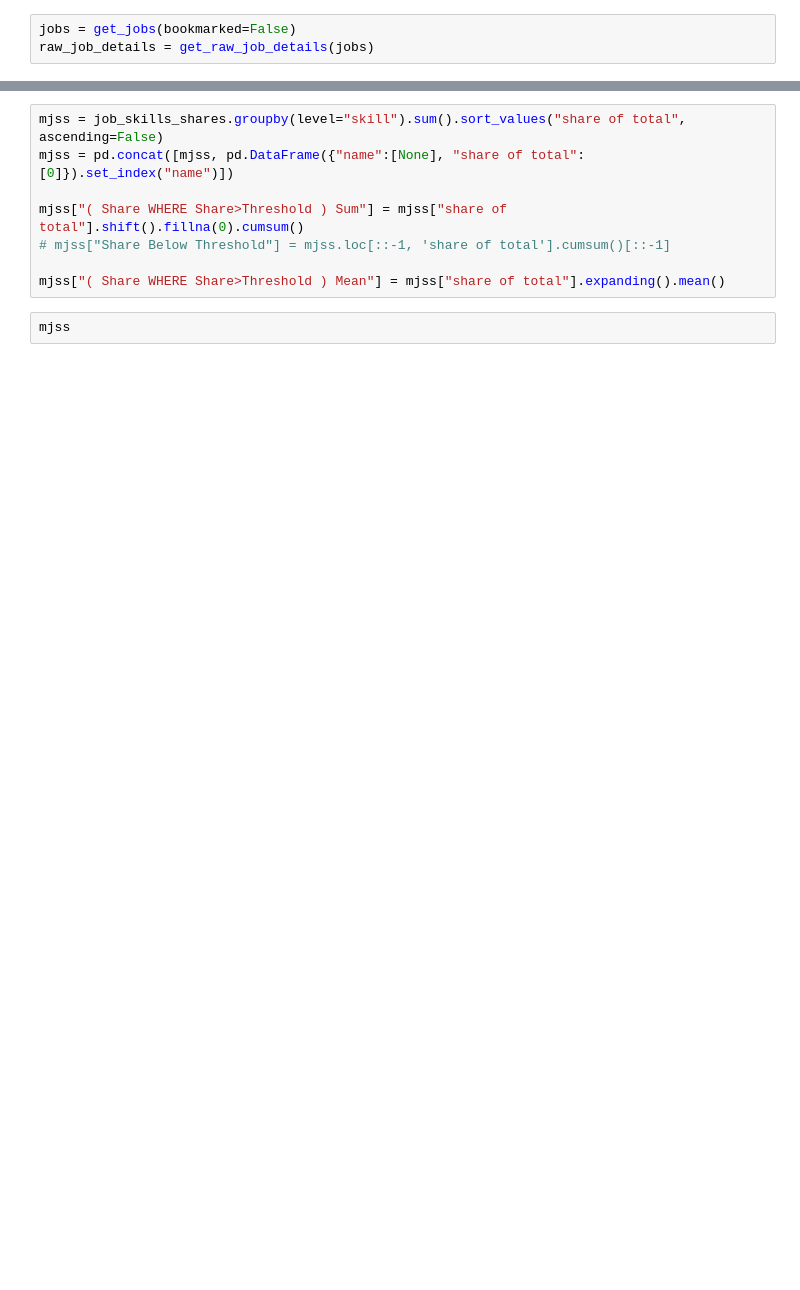
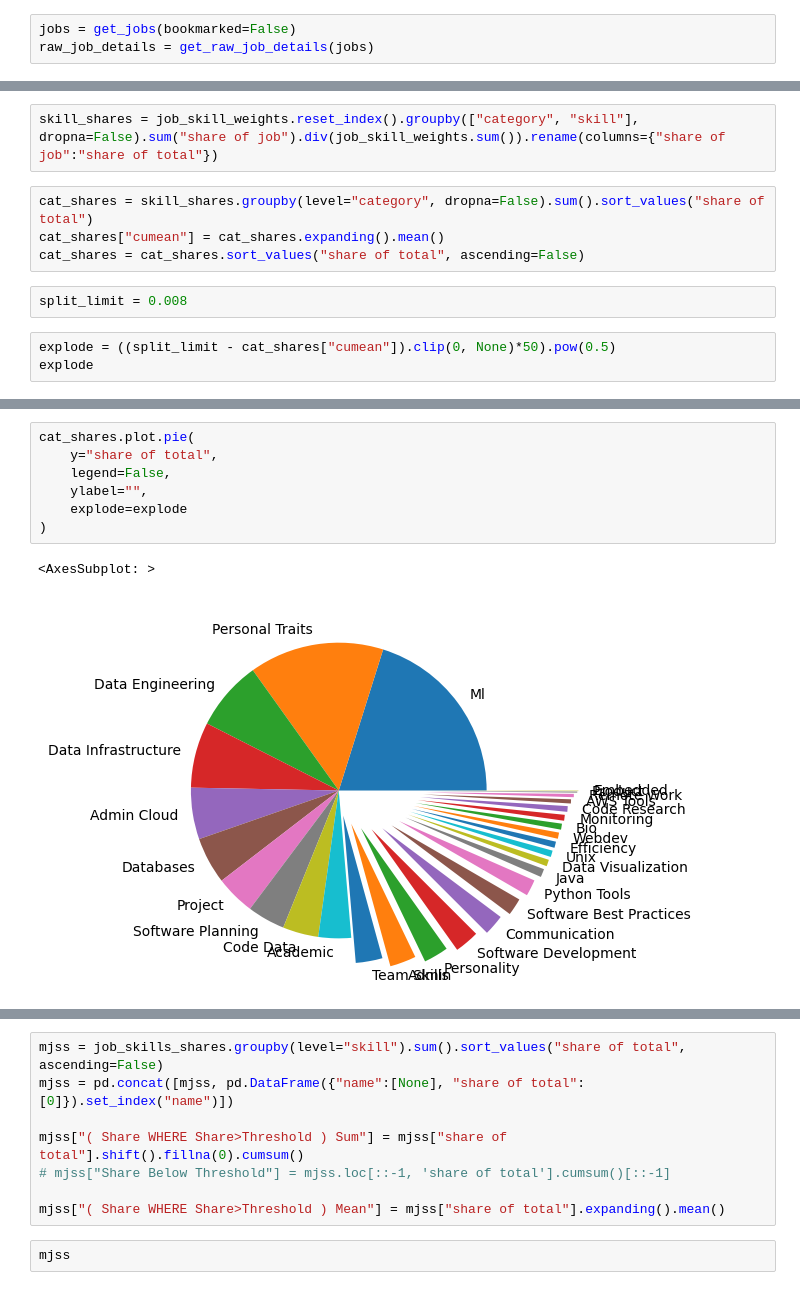
Before and after one commit to FractalMachinist/FractalMachinist.github.io, a Jupyter notebook: investigate_skill_density.ipynb, the cells around one changed output, grey strips where cells are left out. Cells and saved outputs as stored; diff of their text form; blank space fills up the shorter version.

```diff
--- a/investigate_skill_density.ipynb
+++ b/investigate_skill_density.ipynb
@@ -15,0 +13,11 @@ job_skills_shares = (job_skills_data / job_skills_data.sum()).rename(columns={"c
+# %%
+skill_shares = job_skill_weights.reset_index().groupby(["category", "skill"], dropna=False).sum("share of job").div(job_skill_weights.sum()).rename(columns={"share of job":"share of total"})
+# %%
+cat_shares = skill_shares.groupby(level="category", dropna=False).sum().sort_values("share of total")
+cat_shares["cumean"] = cat_shares.expanding().mean()
+cat_shares = cat_shares.sort_values("share of total", ascending=False)
+# %%
+split_limit = 0.008
+# %%
+explode = ((split_limit - cat_shares["cumean"]).clip(0, None)*50).pow(0.5)
+explode
@@ -15,0 +42,10 @@ job_skills_shares = (job_skills_data / job_skills_data.sum()).rename(columns={"c
+# %%
+cat_shares.plot.pie(
+    y="share of total",
+    legend=False,
+    ylabel="",
+    explode=explode
+)
+# %% [output]
+<AxesSubplot: >
+[figure, added]
```
Also changed, not shown: parts of 15 cells of this notebook, 2 other files.
